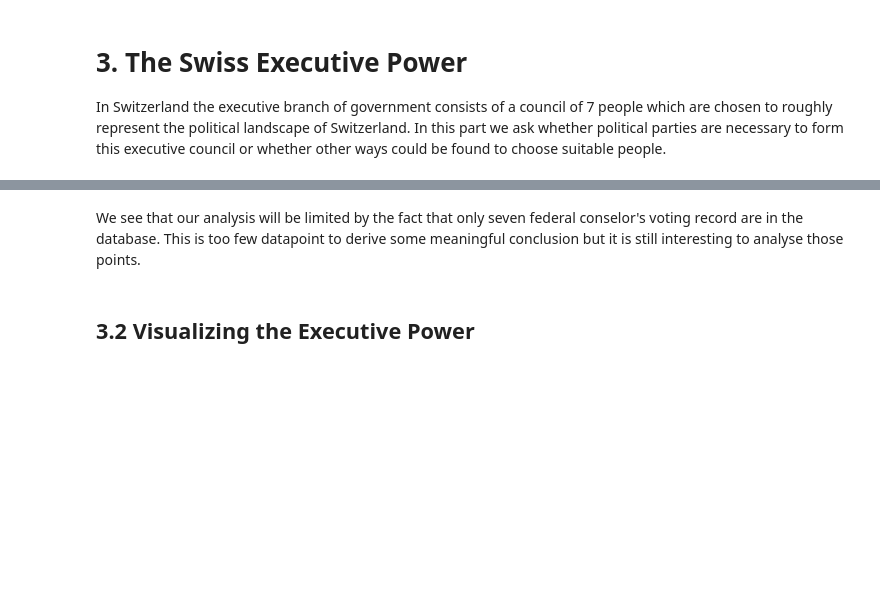
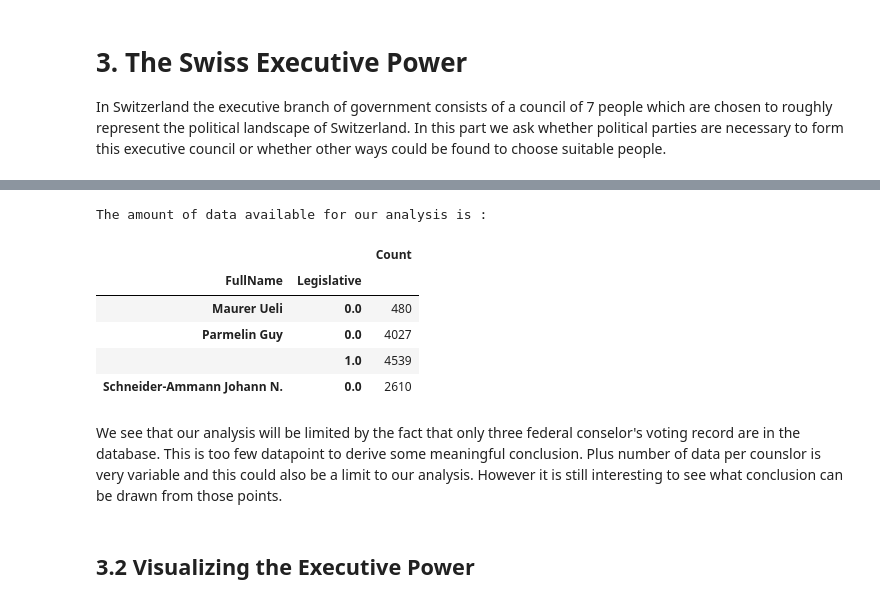
Before and after one commit to guarin/voting_behavior_analysis, a Jupyter notebook: src/m3_oriane.ipynb, the cells around one changed output, grey strips where cells are left out. Cells and saved outputs as stored; diff of their text form; code cells hidden in the pictures; blank space fills up the shorter version.

```diff
--- a/src/m3_oriane.ipynb
+++ b/src/m3_oriane.ipynb
@@ -416,0 +407,17 @@ federal_counselor_votes
+# %%
+# Selecting members of the federal council that were active in the last legislative
+federal_counselor = members.loc[members["CouncilName"] == "Conseil fédéral"][['FullName','Legislative']]
+federal_counselor= federal_counselor.loc[federal_counselor['Legislative']==2.0][['FullName']].drop_duplicates()
+federal_counselor = federal_counselor.set_index(['FullName'])
+
+# Finding who among them where a national concelor for the first and/or the second legislative
+federal_counselor_votes = full_votes.join(federal_counselor,on=['FullName'],how="right")
+federal_counselor_votes = federal_counselor_votes[["FullName","PartyAbbreviation","CouncillorId",'Legislative']]
+federal_counselor_votes = federal_counselor_votes.loc[federal_counselor_votes['Legislative'].isin([0,1])]
+
+# Seeing who is left
+print("The Federal counslors we can study are :")
+federal_counselor_names = federal_counselor_votes[["FullName","PartyAbbreviation","CouncillorId"]].drop_duplicates("FullName")
+federal_counselor_names= federal_counselor_names.set_index(["CouncillorId"])
+federal_counselor_names.index = federal_counselor_names.index.map(int)
+federal_counselor_names
@@ -417,3 +431,17 @@ federal_counselor_votes
+# %%
+#Finding how many data we have for each
+numbers_votes = federal_counselor_votes.groupby(["FullName",'Legislative']).count()
+numbers_votes["Count"] = numbers_votes["PartyAbbreviation"]
+print("The amount of data available for our analysis is :")
+numbers_votes.drop(["PartyAbbreviation","CouncillorId"],axis=1)
+# %% [output]
+The amount of data available for our analysis is :
+|  |  | Count |
+| FullName | Legislative |  |
+| Maurer Ueli | 0.0 | 480 |
+| Parmelin Guy | 0.0 | 4027 |
+|  | 1.0 | 4539 |
+| Schneider-Ammann Johann N. | 0.0 | 2610 |
 # %% [markdown]
-We see that our analysis will be limited by the fact that only seven federal conselor's voting record are in the database. This is too few datapoint to derive some meaningful conclusion but it is still interesting to analyse those points.
+We see that our analysis will be limited by the fact that only three federal conselor's voting record are in the database. This is too few datapoint to derive some meaningful conclusion. Plus number of data per counslor is very variable and this could also be a limit to our analysis. However it is still interesting to see what conclusion can be drawn from those points.
 # %%
```
Also changed, not shown: parts of 21 cells of this notebook, 4 other files.
